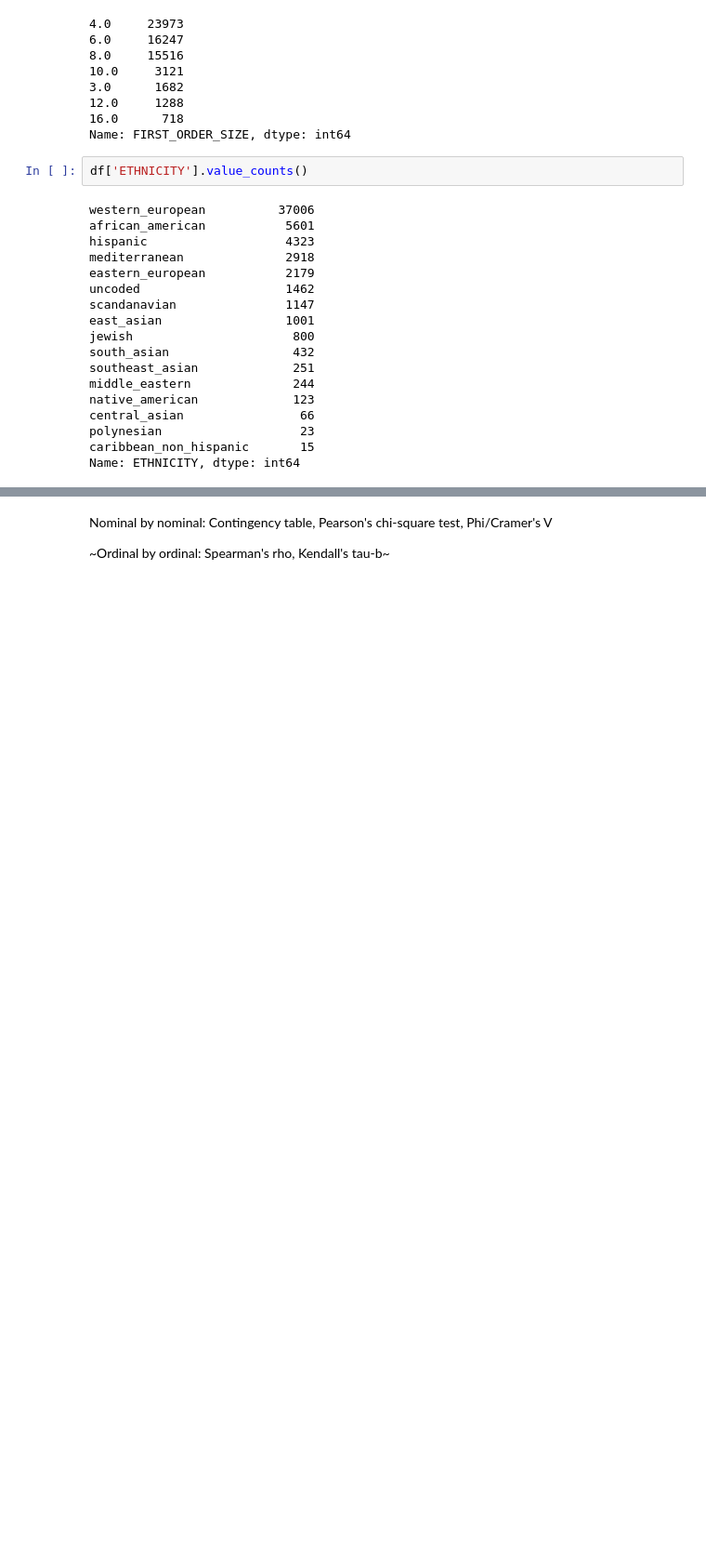
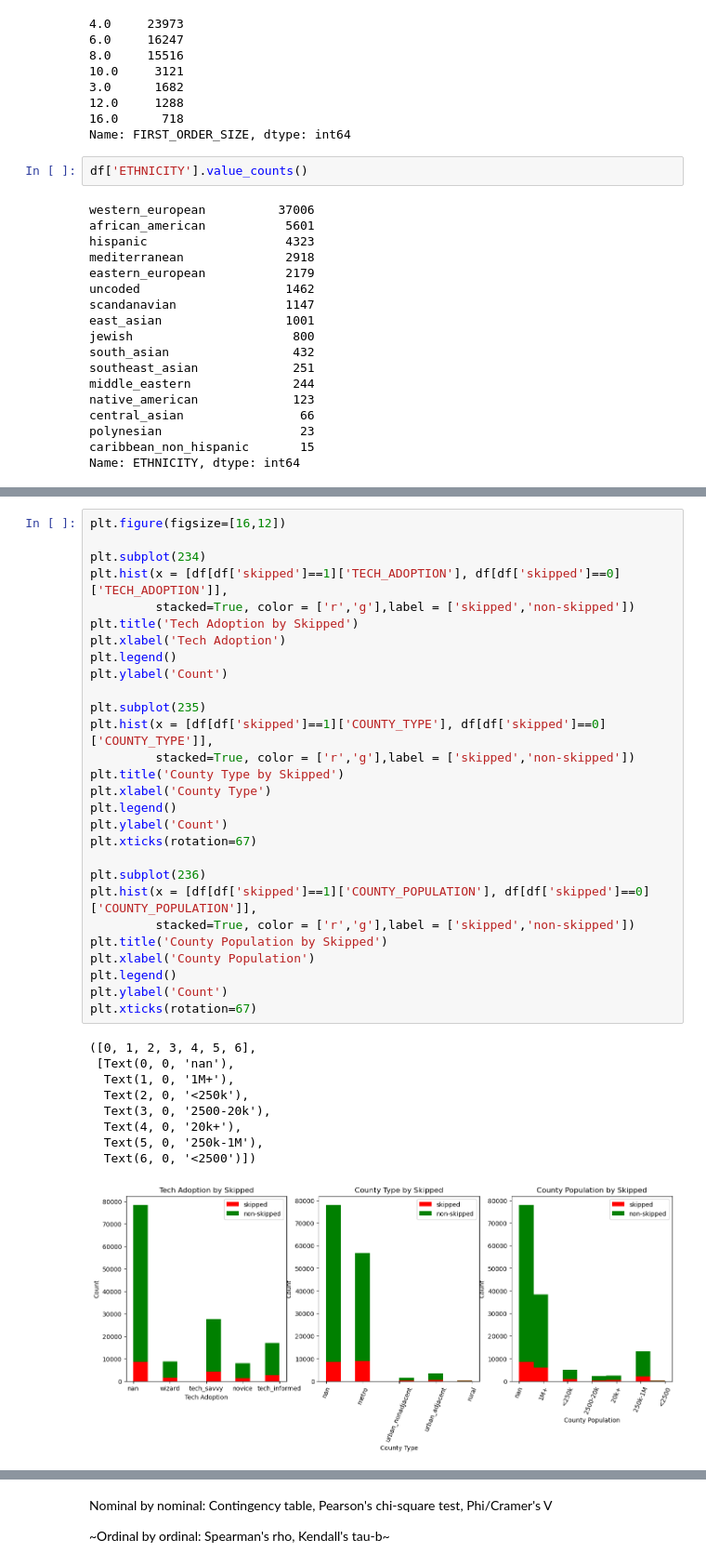
Before and after one commit to mindyng/Take-Homes, a Jupyter notebook: tovala2.ipynb, the cells around one changed output, grey strips where cells are left out. Shown at 93% size. Saved outputs shown, nothing was run; the diff lists cells and outputs as text; blank space fills up the shorter version.

```diff
--- a/tovala2.ipynb
+++ b/tovala2.ipynb
@@ -542,0 +576,38 @@ plt.legend()
+# %%
+plt.figure(figsize=[16,12])
+
+plt.subplot(234)
+plt.hist(x = [df[df['skipped']==1]['TECH_ADOPTION'], df[df['skipped']==0]['TECH_ADOPTION']],
+         stacked=True, color = ['r','g'],label = ['skipped','non-skipped'])
+plt.title('Tech Adoption by Skipped')
+plt.xlabel('Tech Adoption')
+plt.legend()
+plt.ylabel('Count')
+
+plt.subplot(235)
+plt.hist(x = [df[df['skipped']==1]['COUNTY_TYPE'], df[df['skipped']==0]['COUNTY_TYPE']],
+         stacked=True, color = ['r','g'],label = ['skipped','non-skipped'])
+plt.title('County Type by Skipped')
+plt.xlabel('County Type')
+plt.legend()
+plt.ylabel('Count')
+plt.xticks(rotation=67)
+
+plt.subplot(236)
+plt.hist(x = [df[df['skipped']==1]['COUNTY_POPULATION'], df[df['skipped']==0]['COUNTY_POPULATION']],
+         stacked=True, color = ['r','g'],label = ['skipped','non-skipped'])
+plt.title('County Population by Skipped')
+plt.xlabel('County Population')
+plt.legend()
+plt.ylabel('Count')
+plt.xticks(rotation=67)
+# %% [output]
+([0, 1, 2, 3, 4, 5, 6],
+ [Text(0, 0, 'nan'),
+  Text(1, 0, '1M+'),
+  Text(2, 0, '<250k'),
+  Text(3, 0, '2500-20k'),
+  Text(4, 0, '20k+'),
+  Text(5, 0, '250k-1M'),
+  Text(6, 0, '<2500')])
+[figure, added]
```
Also changed, not shown: parts of 31 cells of this notebook.
